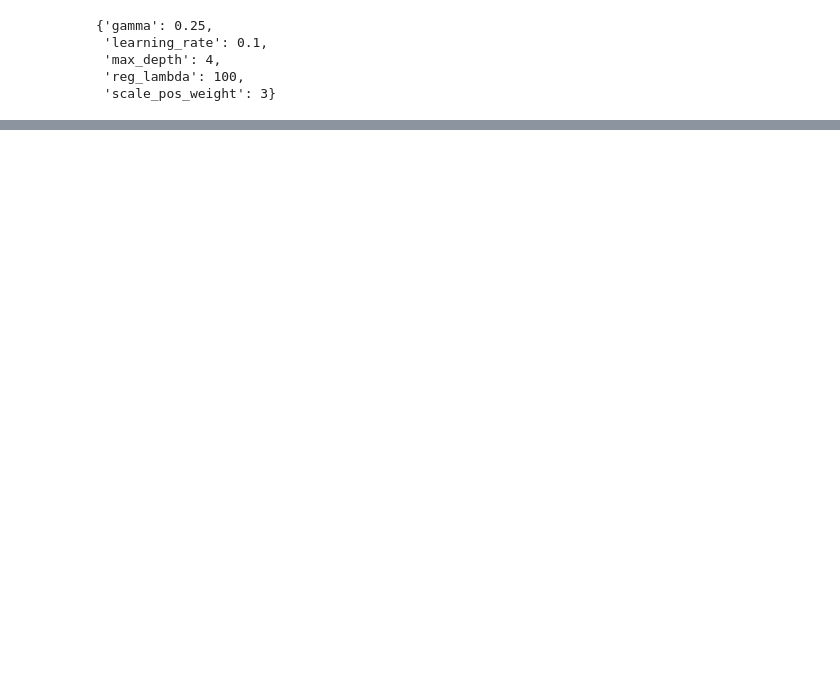
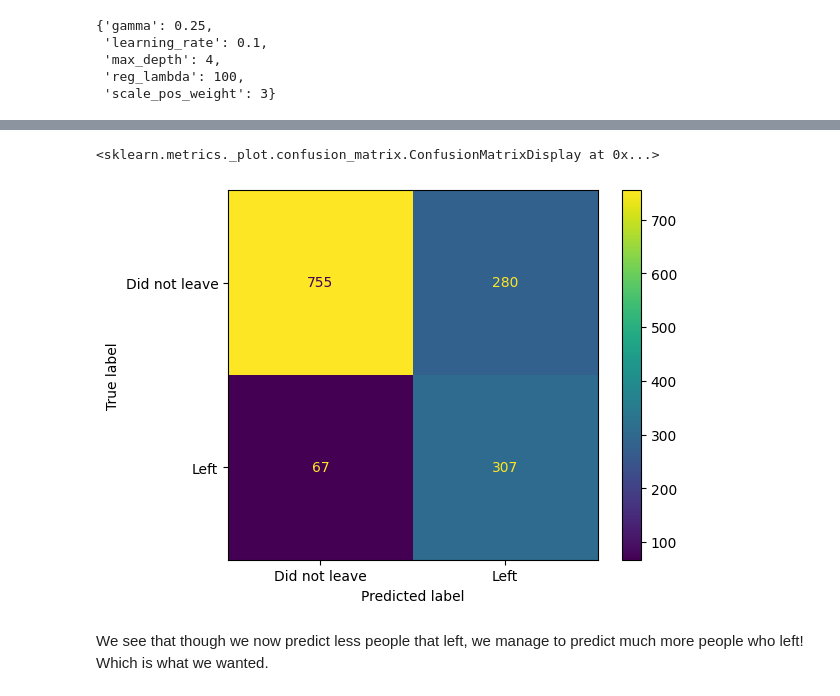
Before and after one commit to izack8/first-proj, a Jupyter notebook: xgboost_tutorial.ipynb, the cells around one changed output, grey strips where cells are left out. Cells and saved outputs as stored; diff of their text form; code cells hidden in the pictures; blank space fills up the shorter version.

Commit message:
completed XGBoost tutorial

```diff
--- a/xgboost_tutorial.ipynb
+++ b/xgboost_tutorial.ipynb
@@ -354,0 +375,11 @@ optimal_params.best_params_
+# %%
+model_xgb = xgb.XGBClassifier(objective='binary:logistic', #normal classification method
+                              missing=0, #tell xgboost which character we are using to label as an empty value
+                              use_label_encoder=False, max_depth = 4, learning_rate = 0.1,
+                              gamma = 0.25, reg_lambda=100, scale_pos_weight =3,
+                              seed=42)
+model_xgb.fit(X_train, y_train,
+              verbose=True, # prints out what the model is doing
+              early_stopping_rounds=10,
+              eval_metric='aucpr',
+              eval_set=[(X_test, y_test)])
@@ -354,0 +415,8 @@ optimal_params.best_params_
+# %%
+
+ConfusionMatrixDisplay.from_estimator(model_xgb, X_test, y_test, display_labels =["Did not leave", "Left"])
+# %% [output]
+<sklearn.metrics._plot.confusion_matrix.ConfusionMatrixDisplay at 0x...>
+[figure, added]
+# %% [markdown]
+We see that though we now predict less people that left, we manage to predict much more people who left! Which is what we wanted.
```
Also changed, not shown: parts of 12 cells of this notebook.
